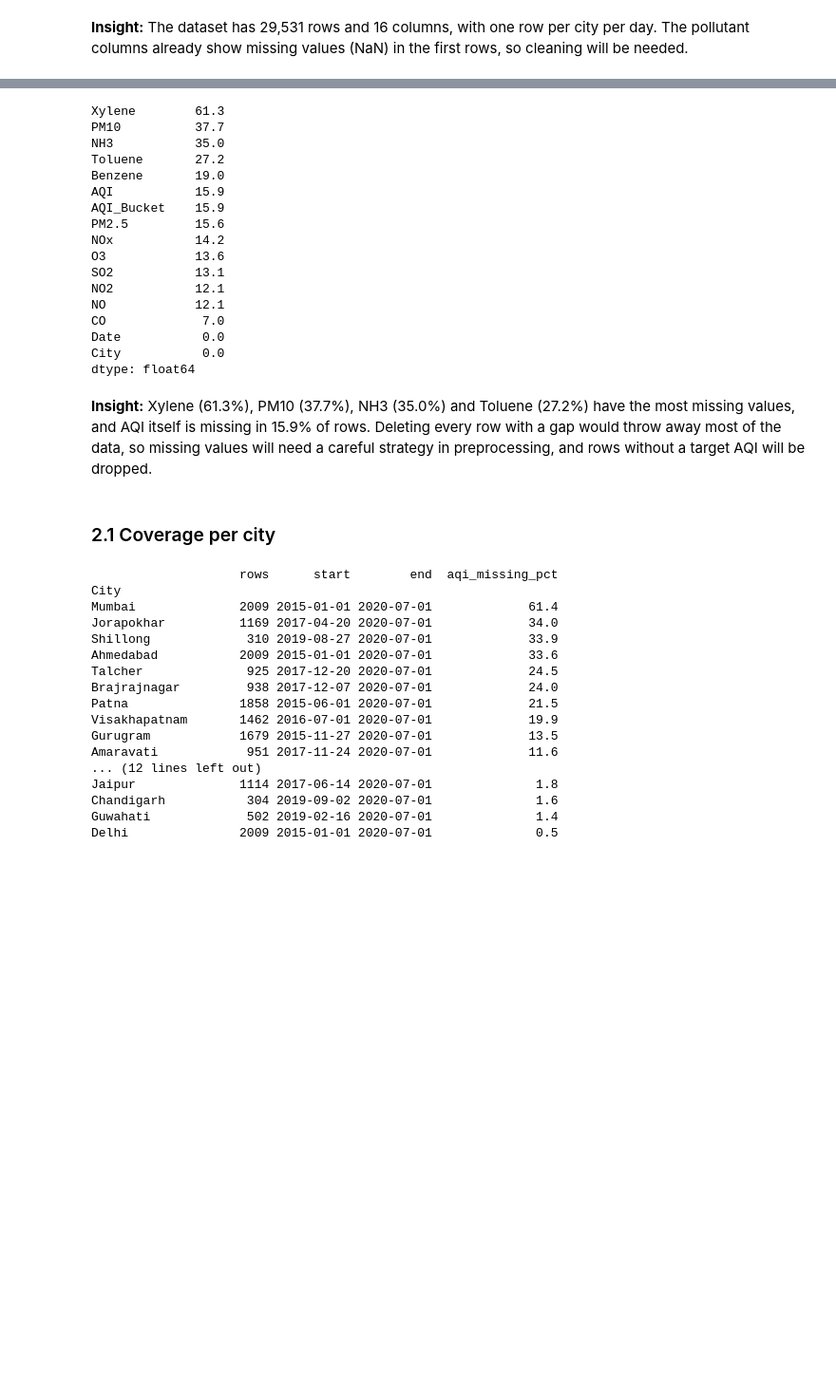
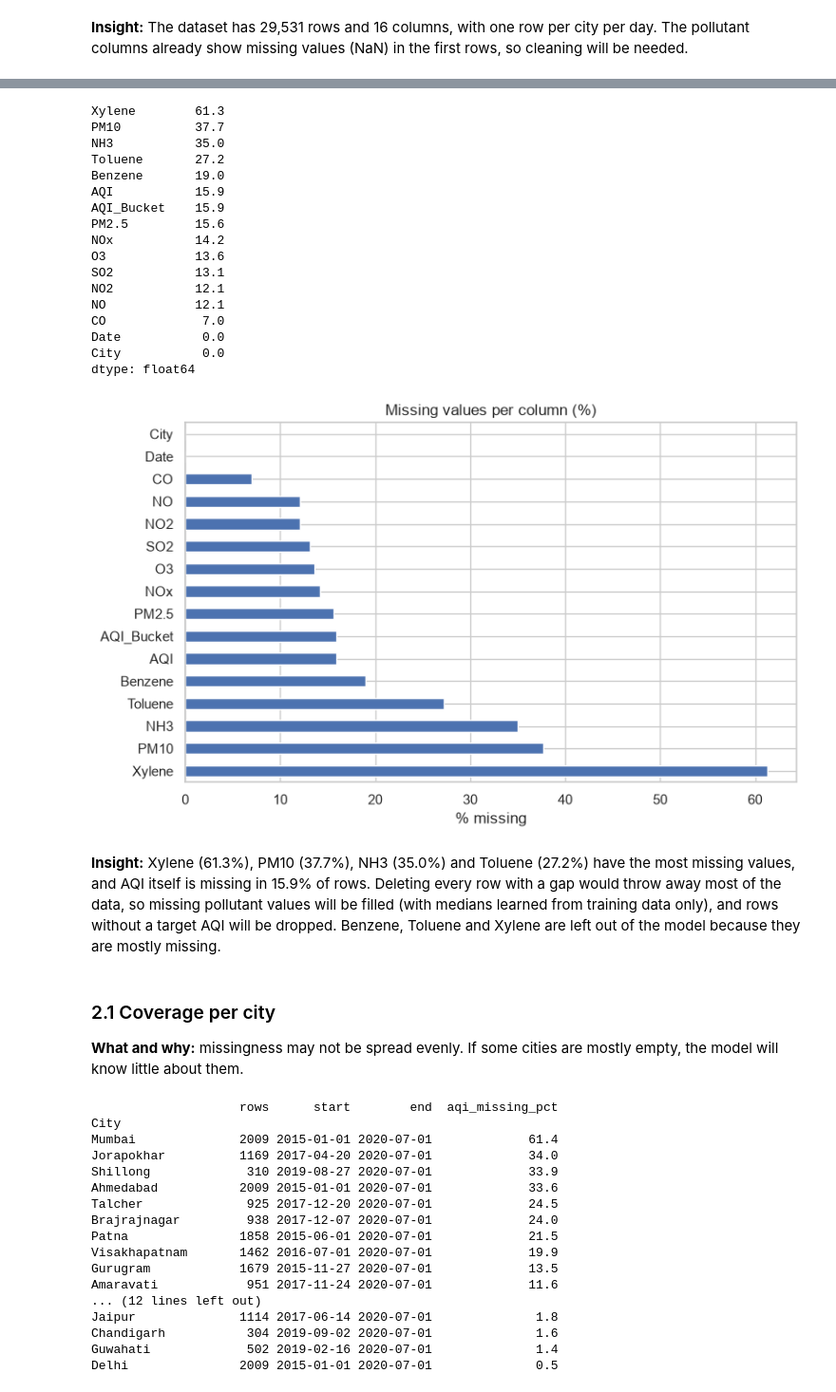
Before and after one commit to madhavnnnnnnnnnnnn/AQI-Prediction-for-Indian-Cities, a Jupyter notebook: notebooks/01_eda.ipynb, the cells around one changed output, grey strips where cells are left out. Shown at 95% size. Cells and saved outputs as stored; diff of their text form; code cells hidden in the pictures; blank space fills up the shorter version.

```diff
--- a/notebooks/01_eda.ipynb
+++ b/notebooks/01_eda.ipynb
@@ -23,28 +129,36 @@ df.head()
 # %%
 missing_pct = (df.isna().mean() * 100).round(1).sort_values(ascending=False)
 print(missing_pct)
+
+missing_pct.plot(kind="barh", figsize=(8, 5), title="Missing values per column (%)")
+plt.xlabel("% missing")
+plt.tight_layout()
+plt.show()
 # %% [output]
 Xylene        61.3
 PM10          37.7
 NH3           35.0
 Toluene       27.2
 Benzene       19.0
 AQI           15.9
 AQI_Bucket    15.9
 PM2.5         15.6
 NOx           14.2
 O3            13.6
 SO2           13.1
 NO2           12.1
 NO            12.1
 CO             7.0
 Date           0.0
 City           0.0
 dtype: float64
+[figure, added]
 # %% [markdown]
-**Insight:** Xylene (61.3%), PM10 (37.7%), NH3 (35.0%) and Toluene (27.2%) have the most missing values, and AQI itself is missing in 15.9% of rows. Deleting every row with a gap would throw away most of the data, so missing values will need a careful strategy in preprocessing, and rows without a target AQI will be dropped.
+**Insight:** Xylene (61.3%), PM10 (37.7%), NH3 (35.0%) and Toluene (27.2%) have the most missing values, and AQI itself is missing in 15.9% of rows. Deleting every row with a gap would throw away most of the data, so missing pollutant values will be filled (with medians learned from training data only), and rows without a target AQI will be dropped. Benzene, Toluene and Xylene are left out of the model because they are mostly missing.
-# %% [markdown]
-### 2.1 Coverage per city
+# %% [markdown]
+### 2.1 Coverage per city
+
+**What and why:** missingness may not be spread evenly. If some cities are mostly empty, the model will know little about them.
 # %%
 city_summary = df.groupby("City").agg(
     rows=("Date", "count"),
```
Also changed, not shown: parts of 43 cells of this notebook.
